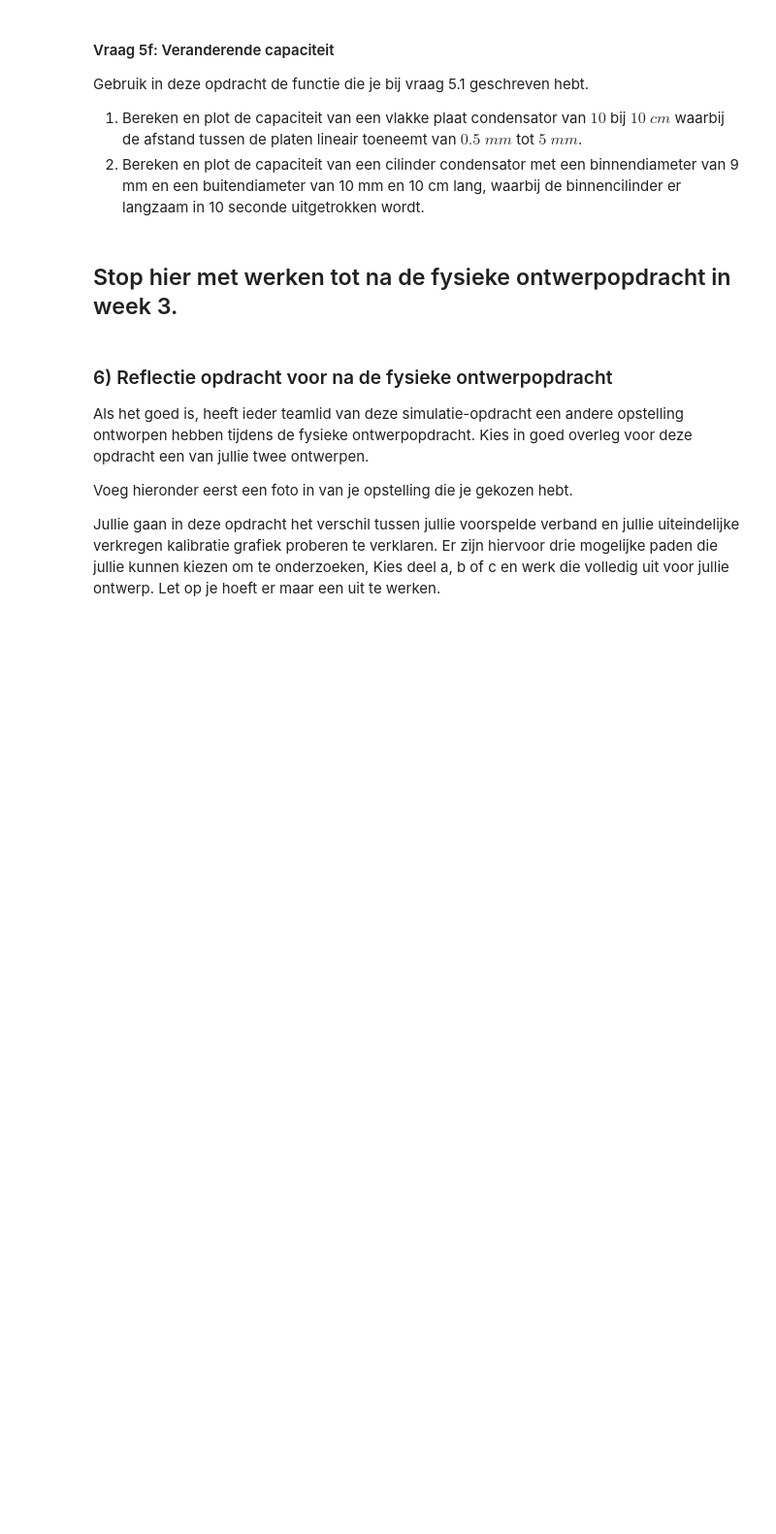
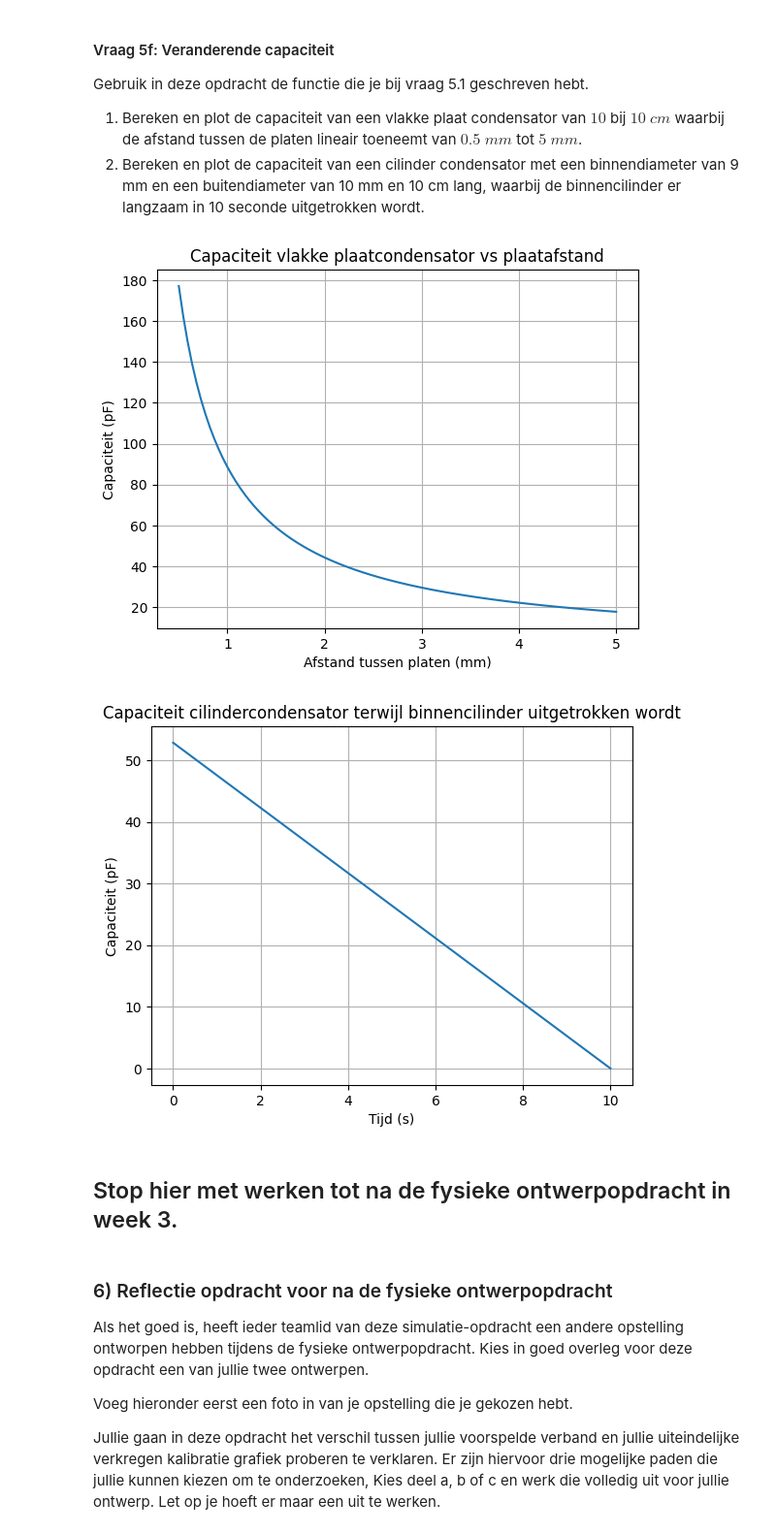
Before and after one commit to AAAGomperts/opdrachten-DEF-D, a Jupyter notebook: DigitaleOntwerpopdrachten/1CondensatorOpdracht/CondensatorOntwerpopdracht.ipynb, the cells around one changed output. Shown at 97% size. Drawn from its saved outputs; the diff is of its cells as text; code cells hidden in the pictures; blank space fills up the shorter version.

```diff
--- a/DigitaleOntwerpopdrachten/1CondensatorOpdracht/CondensatorOntwerpopdracht.ipynb
+++ b/DigitaleOntwerpopdrachten/1CondensatorOpdracht/CondensatorOntwerpopdracht.ipynb
@@ -912,9 +966,38 @@ Gebruik in deze opdracht de functie die je bij vraag 5.1 geschreven hebt.
 1. Bereken en plot de capaciteit van een vlakke plaat condensator van $10$ bij $10$ $cm$ waarbij de afstand tussen de platen lineair toeneemt van $0.5$ $mm$ tot $5$ $mm$.
 2. Bereken en plot de capaciteit van een cilinder condensator met een binnendiameter van 9 mm en een buitendiameter van 10 mm en 10 cm lang, waarbij de binnencilinder er langzaam in 10 seconde uitgetrokken wordt.
 # %%
-###
-###Jouw code hier###
-###
+epsilon_r = 1.00056
+A = 0.1 * 0.1  # 10x10 cm
+d_values = np.linspace(0.5e-3, 5e-3, 100)
+C_plaat = vlakkeplaat(epsilon_r, A, d_values)
+
+plt.figure()
+plt.plot(d_values * 1e3, C_plaat * 1e12)
+plt.xlabel('Afstand tussen platen (mm)')
+plt.ylabel('Capaciteit (pF)')
+plt.title('Capaciteit vlakke plaatcondensator vs plaatafstand')
+plt.grid(True)
+plt.show()
+
+# 2. Cilindercondensator waarbij binnencilinder uitgetrokken wordt
+a = 9e-3 / 2   # binnenstraal
+b = 10e-3 / 2  # buitenstraal
+L_total = 0.1  # totale lengte (m)
+t = np.linspace(0, 10, 100)  # tijd in seconden
+L_values = L_total * (1 - t / 10)  # lengte neemt lineair af
+
+C_cilinder = cilinder(epsilonr, a, b, L_values)
+
+plt.figure()
+plt.plot(t, C_cilinder * 1e12)
+plt.xlabel('Tijd (s)')
+plt.ylabel('Capaciteit (pF)')
+plt.title('Capaciteit cilindercondensator terwijl binnencilinder uitgetrokken wordt')
+plt.grid(True)
+plt.show()
+# %% [output]
+[figure, added]
+[figure, added]
 # %% [markdown]
 ## Stop hier met werken tot na de fysieke ontwerpopdracht in week 3.
 # %% [markdown]
```
Also changed, not shown: parts of 4 cells of this notebook.
